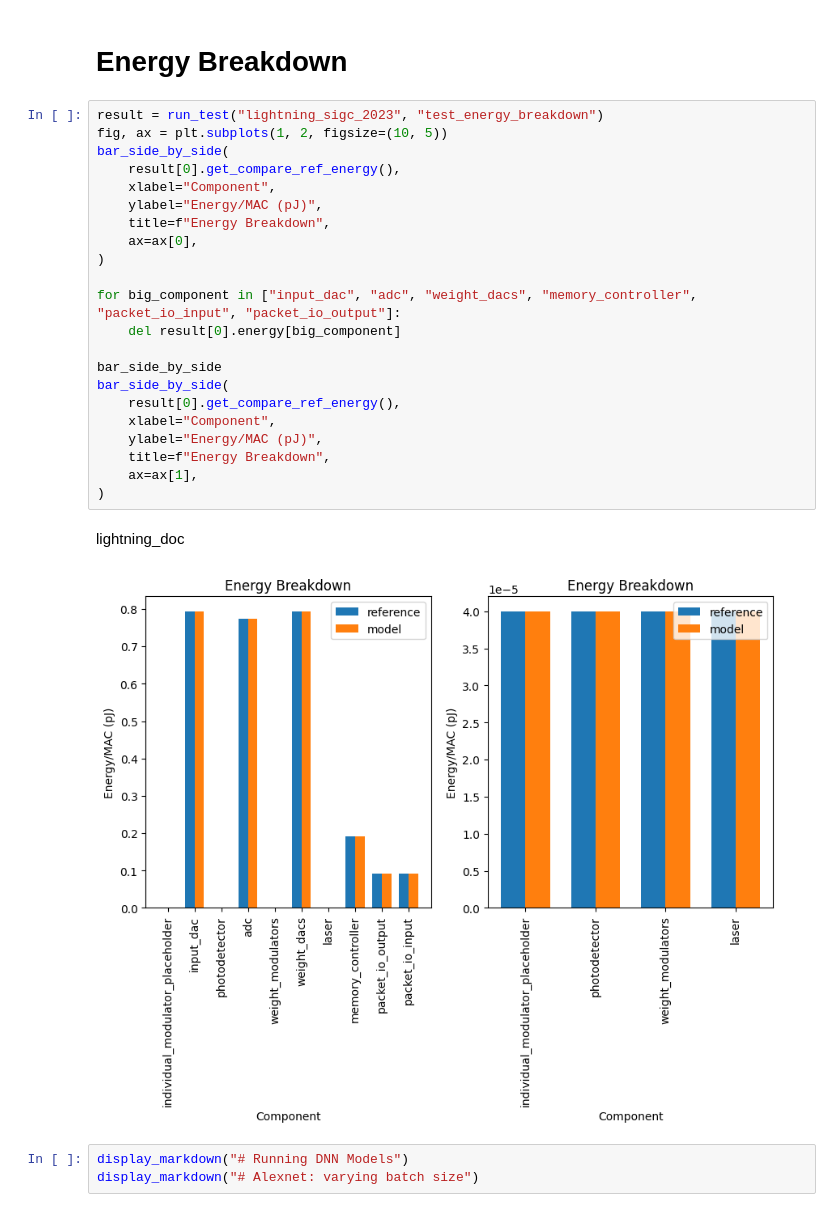
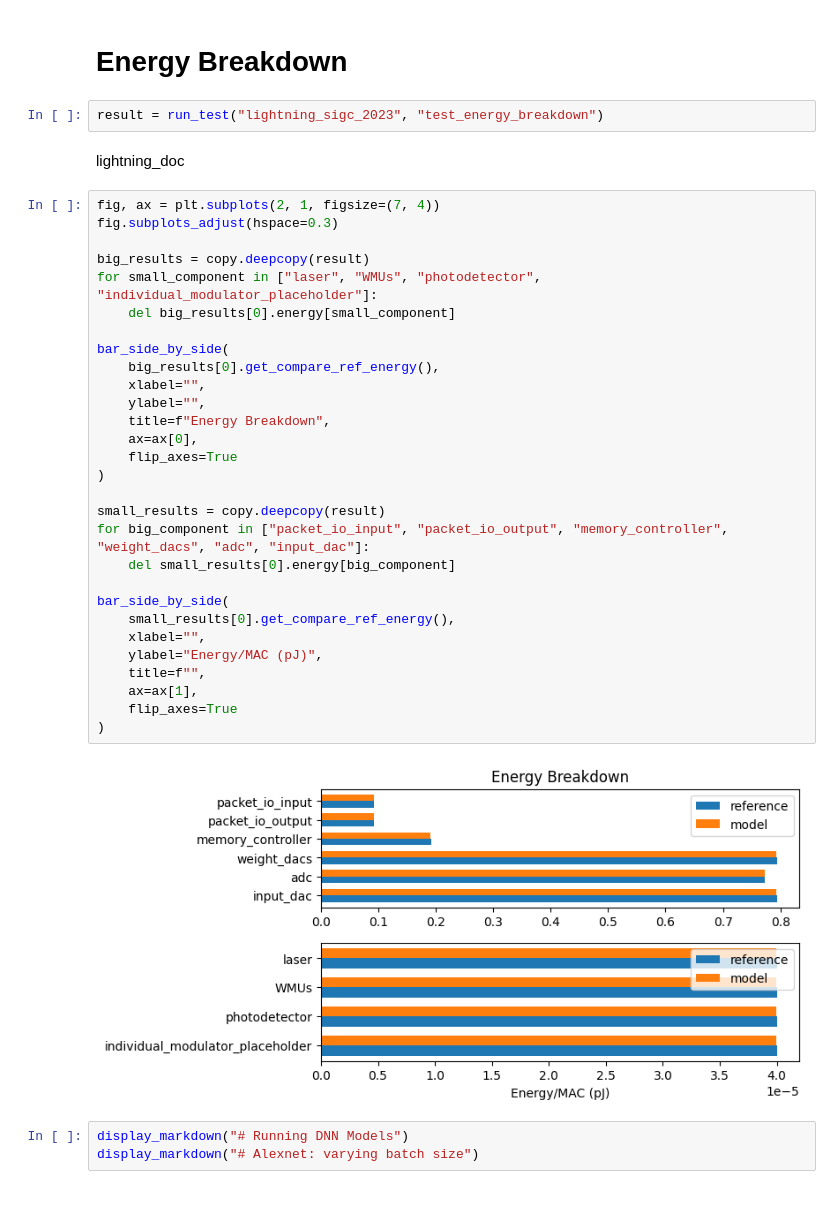
Before and after one commit to czarkos/ka-chow, a Jupyter notebook: workspace/models/arch/1_macro/lightning_sigc_2023/lightning_guide.ipynb, the cells around one changed output. Saved outputs shown, nothing was run; the diff lists cells and outputs as text.

Commit message:
change plotting to be paper friendly

```diff
--- a/workspace/models/arch/1_macro/lightning_sigc_2023/lightning_guide.ipynb
+++ b/workspace/models/arch/1_macro/lightning_sigc_2023/lightning_guide.ipynb
@@ -92,32 +91,42 @@ WARNING:ArrayProcessor:To fill up virtualized_modulator, multiplied C by (24): (
 display_markdown("# Energy Breakdown")
 # %% [output]
 # Energy Breakdown
+# %%
+result = run_test("lightning_sigc_2023", "test_energy_breakdown")
+# %% [output]
+
+   lightning_doc
 # %%
-result = run_test("lightning_sigc_2023", "test_energy_breakdown")
-fig, ax = plt.subplots(1, 2, figsize=(10, 5))
+fig, ax = plt.subplots(2, 1, figsize=(7, 4))
+fig.subplots_adjust(hspace=0.3)
+
+big_results = copy.deepcopy(result)
+for small_component in ["laser", "WMUs", "photodetector", "individual_modulator_placeholder"]:
+    del big_results[0].energy[small_component]
+
 bar_side_by_side(
-    result[0].get_compare_ref_energy(),
-    xlabel="Component",
-    ylabel="Energy/MAC (pJ)",
+    big_results[0].get_compare_ref_energy(),
+    xlabel="",
+    ylabel="",
     title=f"Energy Breakdown",
     ax=ax[0],
+    flip_axes=True
 )
 
-for big_component in ["input_dac", "adc", "weight_dacs", "memory_controller", "packet_io_input", "packet_io_output"]:
-    del result[0].energy[big_component]
+small_results = copy.deepcopy(result)
+for big_component in ["packet_io_input", "packet_io_output", "memory_controller", "weight_dacs", "adc", "input_dac"]:
+    del small_results[0].energy[big_component]
 
-bar_side_by_side
 bar_side_by_side(
-    result[0].get_compare_ref_energy(),
-    xlabel="Component",
+    small_results[0].get_compare_ref_energy(),
+    xlabel="",
     ylabel="Energy/MAC (pJ)",
-    title=f"Energy Breakdown",
+    title=f"",
     ax=ax[1],
+    flip_axes=True
 )
 # %% [output]
-
-   lightning_doc
-[figure, old version]
+[figure, new version]
 # %%
 display_markdown("# Running DNN Models")
 display_markdown("# Alexnet: varying batch size")
```
Also changed, not shown: parts of 9 cells of this notebook, 3 other files.
